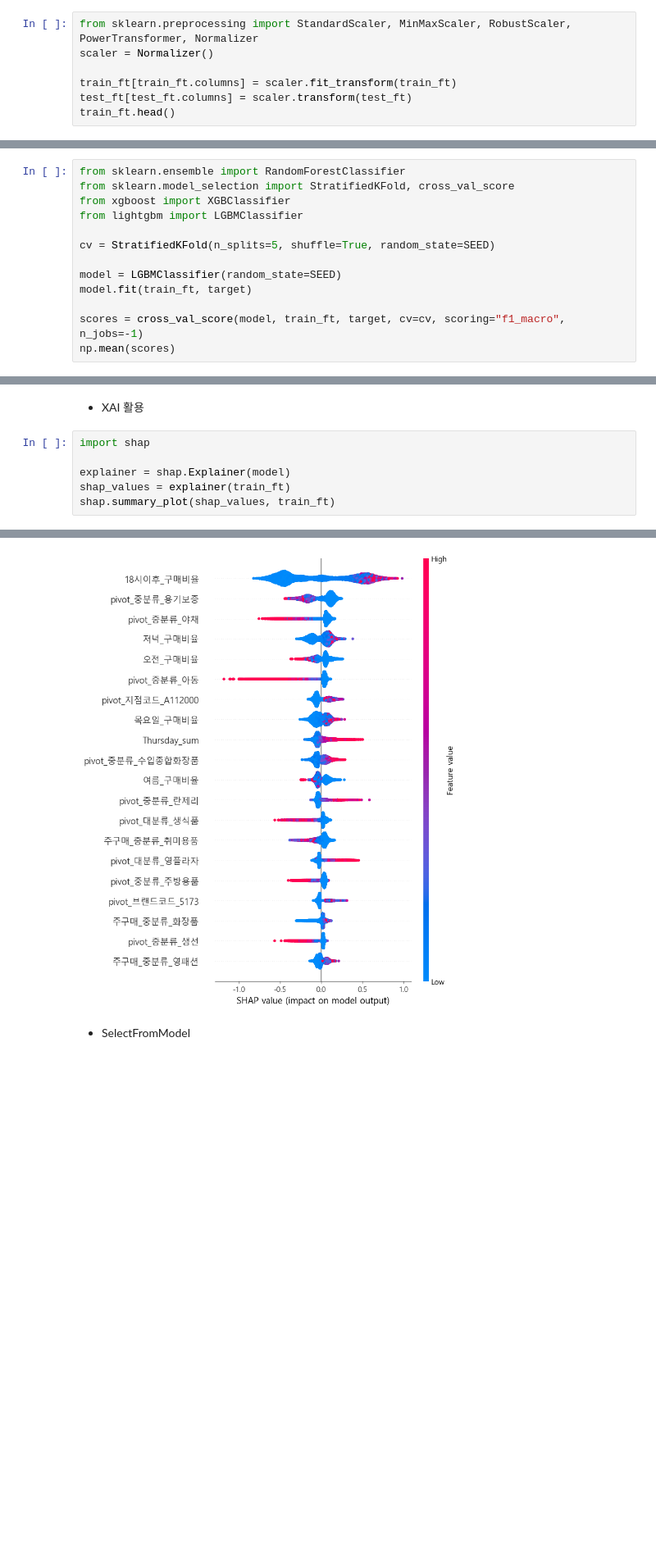
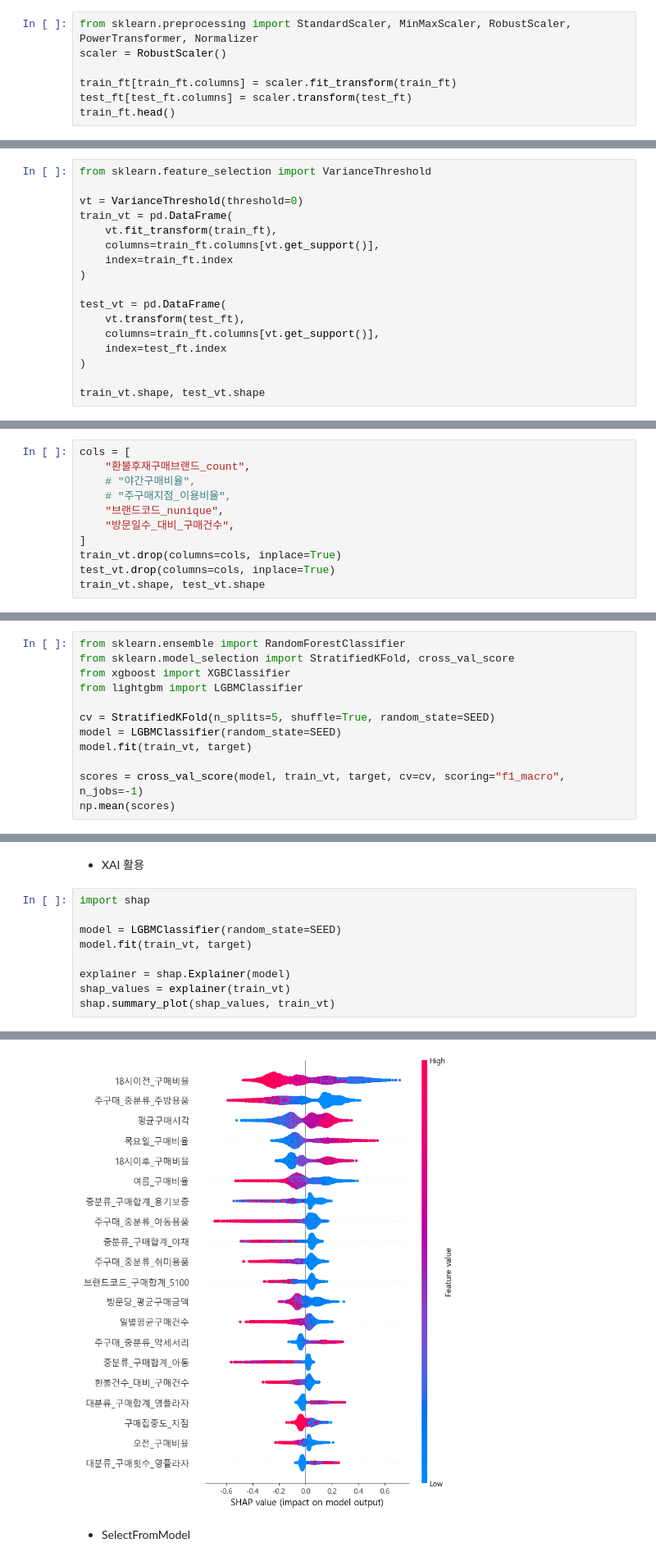
Before and after one commit to koeyhi/ms_3rd_finalproject, a Jupyter notebook: 권지혁/모델링_베이스라인코드.ipynb, the cells around one changed output, grey strips where cells are left out. Shown at 82% size. Cells and saved outputs as stored; diff of their text form; blank space fills up the shorter version.

```diff
--- a/권지혁/모델링_베이스라인코드.ipynb
+++ b/권지혁/모델링_베이스라인코드.ipynb
@@ -326,7 +375,7 @@ train_ft.isna().sum().sum(), test_ft.isna().sum().sum()
 (0, 0)
 # %%
 from sklearn.preprocessing import StandardScaler, MinMaxScaler, RobustScaler, PowerTransformer, Normalizer
-scaler = Normalizer()
+scaler = RobustScaler()
 
 train_ft[train_ft.columns] = scaler.fit_transform(train_ft)
 test_ft[test_ft.columns] = scaler.transform(test_ft)
@@ -343,0 +395,17 @@ train_ft.head()
+# %%
+from sklearn.feature_selection import VarianceThreshold
+
+vt = VarianceThreshold(threshold=0)
+train_vt = pd.DataFrame(
+    vt.fit_transform(train_ft),
+    columns=train_ft.columns[vt.get_support()],
+    index=train_ft.index
+)
+
+test_vt = pd.DataFrame(
+    vt.transform(test_ft),
+    columns=train_ft.columns[vt.get_support()],
+    index=test_ft.index
+)
+
+train_vt.shape, test_vt.shape
@@ -343,0 +414,11 @@ train_ft.head()
+# %%
+cols = [
+    "환불후재구매브랜드_count",
+    # "야간구매비율",
+    # "주구매지점_이용비율",
+    "브랜드코드_nunique",
+    "방문일수_대비_구매건수",
+]
+train_vt.drop(columns=cols, inplace=True)
+test_vt.drop(columns=cols, inplace=True)
+train_vt.shape, test_vt.shape
@@ -348,11 +439,10 @@ from xgboost import XGBClassifier
 from lightgbm import LGBMClassifier
 
 cv = StratifiedKFold(n_splits=5, shuffle=True, random_state=SEED)
+model = LGBMClassifier(random_state=SEED)
+model.fit(train_vt, target)
 
-model = LGBMClassifier(random_state=SEED)
-model.fit(train_ft, target)
-
-scores = cross_val_score(model, train_ft, target, cv=cv, scoring="f1_macro", n_jobs=-1)
+scores = cross_val_score(model, train_vt, target, cv=cv, scoring="f1_macro", n_jobs=-1)
 np.mean(scores)
 # %% [output]
 [LightGBM] [Info] Number of positive: 5874, number of negative: 9066
@@ -368,7 +458,10 @@ You can set `force_col_wise=true` to remove the overhead.
 # %%
 import shap
 
+model = LGBMClassifier(random_state=SEED)
+model.fit(train_vt, target)
+
 explainer = shap.Explainer(model)
-shap_values = explainer(train_ft)
-shap.summary_plot(shap_values, train_ft)
+shap_values = explainer(train_vt)
+shap.summary_plot(shap_values, train_vt)
 # %% [output]
@@ -375,3 +475,3 @@ shap.summary_plot(shap_values, train_ft)
-[figure, old version]
+[figure, new version]
 # %% [markdown]
 - SelectFromModel
```
Also changed, not shown: parts of 78 cells of this notebook, 1 other file.
